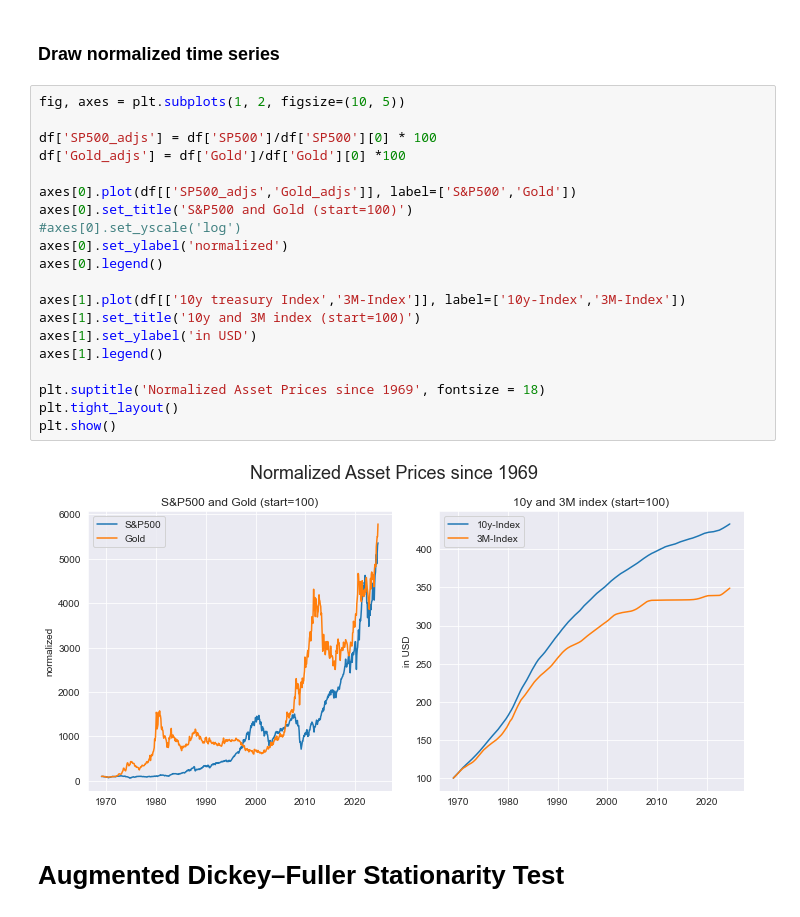
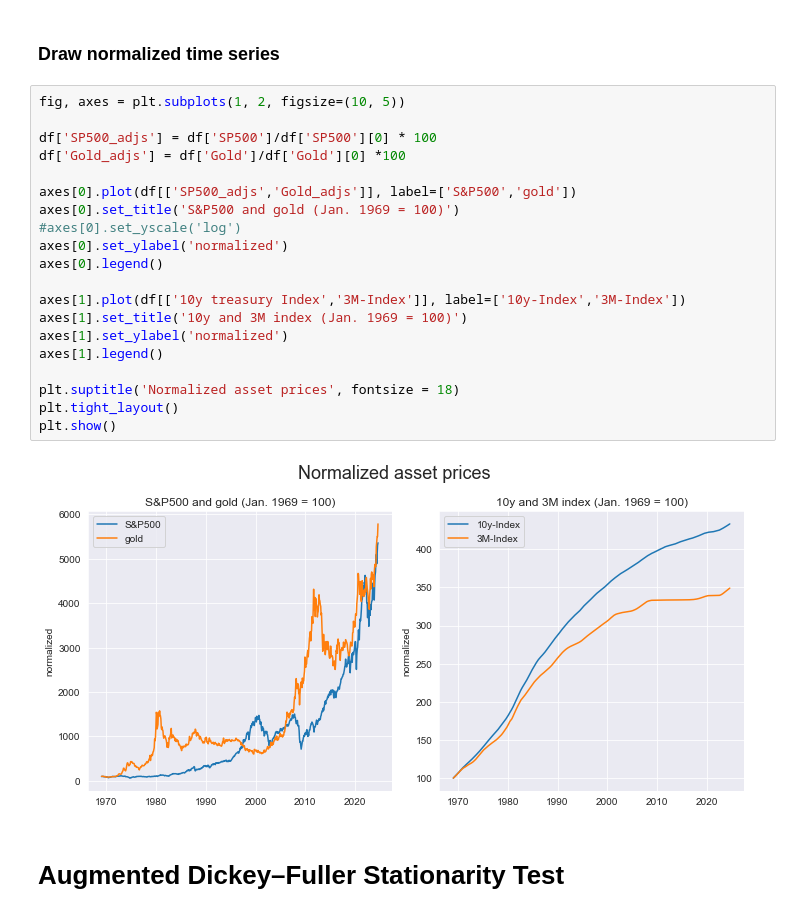
Before and after one commit to JohannesWinkler74/MSc_Thesis, a Jupyter notebook: generate_data/generate_test_data.ipynb, the cells around one changed output. Cells and saved outputs as stored; diff of their text form.

```diff
--- a/generate_data/generate_test_data.ipynb
+++ b/generate_data/generate_test_data.ipynb
@@ -126,25 +126,25 @@ df['10y treasury Index'] = np.array(ten_y_index)
 # %%
 fig, axes = plt.subplots(1, 2, figsize=(10, 5))
 
 df['SP500_adjs'] = df['SP500']/df['SP500'][0] * 100
 df['Gold_adjs'] = df['Gold']/df['Gold'][0] *100
 
-axes[0].plot(df[['SP500_adjs','Gold_adjs']], label=['S&P500','Gold'])
-axes[0].set_title('S&P500 and Gold (start=100)')
+axes[0].plot(df[['SP500_adjs','Gold_adjs']], label=['S&P500','gold'])
+axes[0].set_title('S&P500 and gold (Jan. 1969 = 100)')
 #axes[0].set_yscale('log')
 axes[0].set_ylabel('normalized')
 axes[0].legend()
 
 axes[1].plot(df[['10y treasury Index','3M-Index']], label=['10y-Index','3M-Index'])
-axes[1].set_title('10y and 3M index (start=100)')
-axes[1].set_ylabel('in USD')
+axes[1].set_title('10y and 3M index (Jan. 1969 = 100)')
+axes[1].set_ylabel('normalized')
 axes[1].legend()
 
-plt.suptitle('Normalized Asset Prices since 1969', fontsize = 18)
+plt.suptitle('Normalized asset prices', fontsize = 18)
 plt.tight_layout()
 plt.show()
 # %% [output]
-[figure, old version]
+[figure, new version]
 # %% [markdown]
 # Augmented Dickey–Fuller Stationarity Test
 # %%
```
Also changed, not shown: parts of 4 cells of this notebook.
